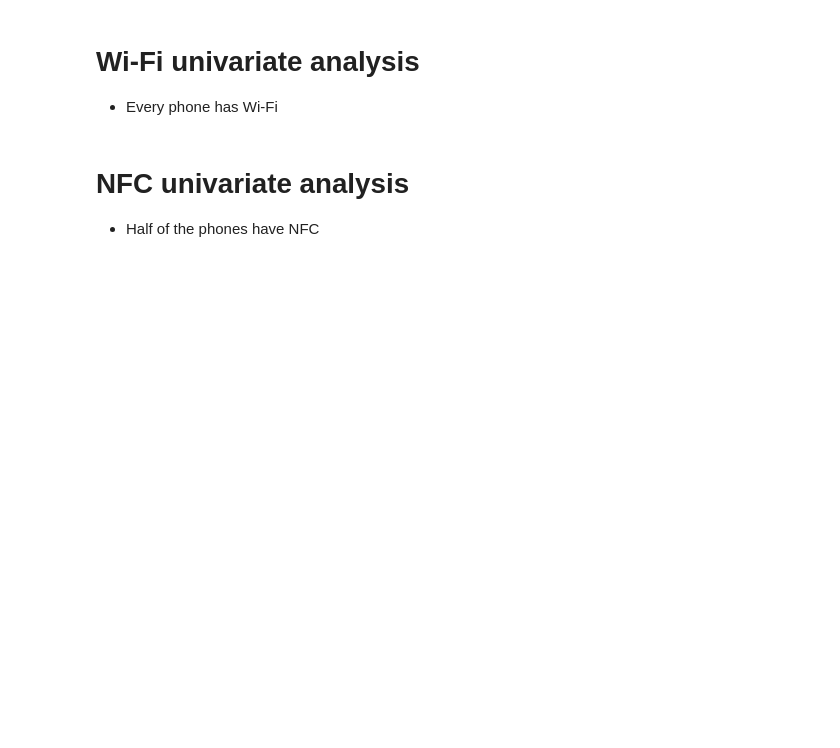
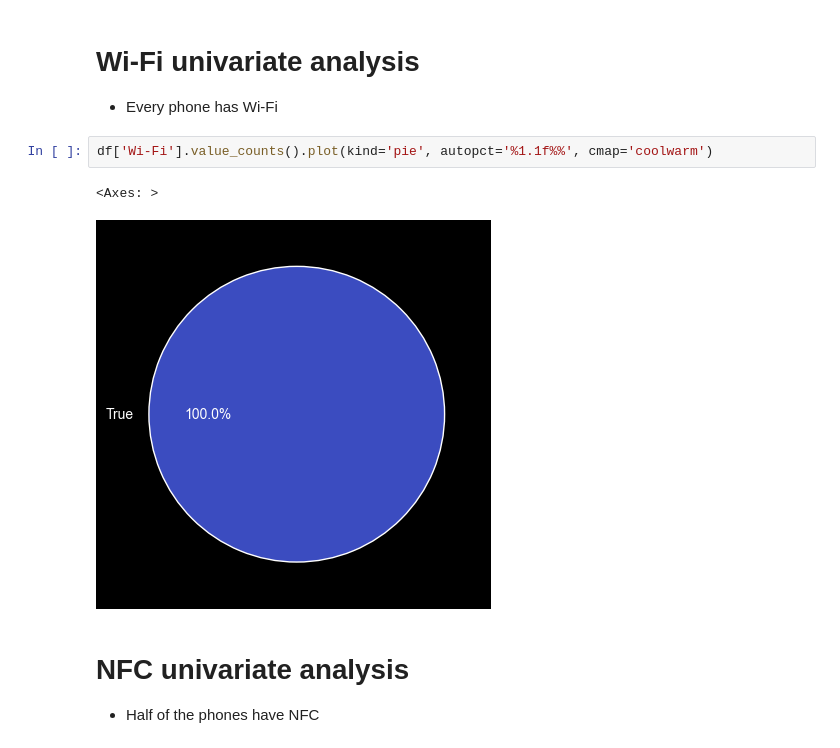
Before and after one commit to sudiptom619/EDA-On-5G-Smartphone, a Jupyter notebook: main.ipynb, the cells around one changed output. Drawn from its saved outputs; the diff is of its cells as text; blank space fills up the shorter version.

```diff
--- a/main.ipynb
+++ b/main.ipynb
@@ -153,6 +201,11 @@ plt.savefig('./plots/univariate_analysis/VoLTE/bar_plot.png')
 # %% [markdown]
 # Wi-Fi univariate analysis
 - Every phone has Wi-Fi
+# %%
+df['Wi-Fi'].value_counts().plot(kind='pie', autopct='%1.1f%%', cmap='coolwarm')
+# %% [output]
+<Axes: >
+[figure, added]
 # %% [markdown]
 # NFC univariate analysis
 - Half of the phones have NFC
```
Also changed, not shown: parts of 36 cells of this notebook, 7 other files.
